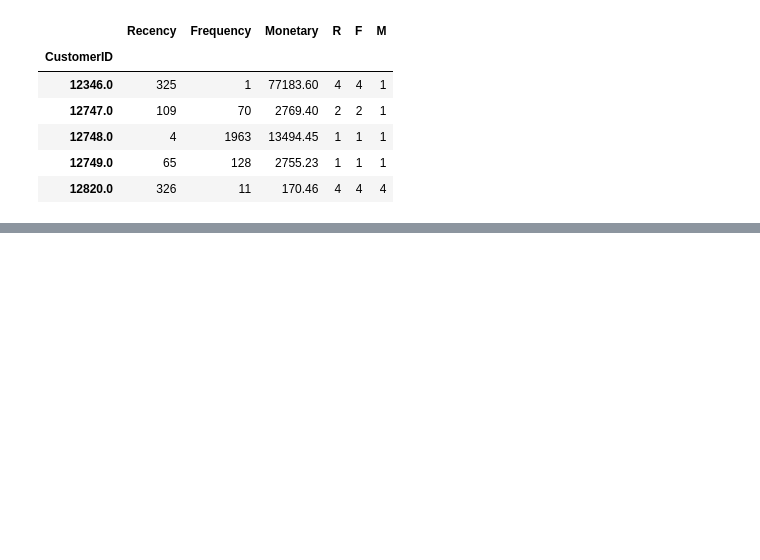
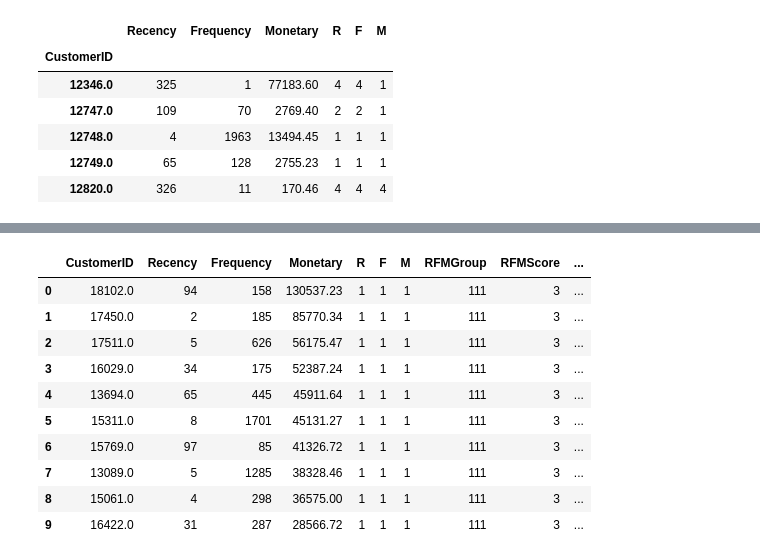
Before and after one commit to shilpi8504/FRM-Analysis, a Jupyter notebook: FRM_Analysis.ipynb, the cells around one changed output, grey strips where cells are left out. Cells and saved outputs as stored; diff of their text form; code cells hidden in the pictures; blank space fills up the shorter version.

```diff
--- a/FRM_Analysis.ipynb
+++ b/FRM_Analysis.ipynb
@@ -261,3 +261,10 @@ RFMScores.head()
 | 12748.0 | 4 | 1963 | 13494.45 | 1 | 1 | 1 |
 | 12749.0 | 65 | 128 | 2755.23 | 1 | 1 | 1 |
 | 12820.0 | 326 | 11 | 170.46 | 4 | 4 | 4 |
+# %%
+#Calculate and Add RFMGroup value column showing combined concatenated score of RFM
+RFMScores['RFMGroup'] = RFMScores.R.map(str) + RFMScores.F.map(str) + RFMScores.M.map(str)
+
+#Calculate and Add RFMScore value column showing total sum of RFMGroup values
+RFMScores['RFMScore'] = RFMScores[['R', 'F', 'M']].sum(axis = 1)
+RFMScores.head()
@@ -263,0 +279,6 @@ RFMScores.head()
+# %%
+#Assign Loyalty Level to each customer
+Loyalty_Level = ['Platinum', 'Gold', 'Silver', 'Bronze']
+Score_cuts = pd.qcut(RFMScores.RFMScore, q = 4, labels = Loyalty_Level)
+RFMScores['RFM_Loyalty_Level'] = Score_cuts.values
+RFMScores.reset_index().head()
@@ -263,0 +292,15 @@ RFMScores.head()
+# %%
+#Validate the data for RFMGroup = 111
+RFMScores[RFMScores['RFMGroup']=='111'].sort_values('Monetary', ascending=False).reset_index().head(10)
+# %% [output]
+|  | CustomerID | Recency | Frequency | Monetary | R | F | M | RFMGroup | RFMScore | ... |
+| 0 | 18102.0 | 94 | 158 | 130537.23 | 1 | 1 | 1 | 111 | 3 | ... |
+| 1 | 17450.0 | 2 | 185 | 85770.34 | 1 | 1 | 1 | 111 | 3 | ... |
+| 2 | 17511.0 | 5 | 626 | 56175.47 | 1 | 1 | 1 | 111 | 3 | ... |
+| 3 | 16029.0 | 34 | 175 | 52387.24 | 1 | 1 | 1 | 111 | 3 | ... |
+| 4 | 13694.0 | 65 | 445 | 45911.64 | 1 | 1 | 1 | 111 | 3 | ... |
+| 5 | 15311.0 | 8 | 1701 | 45131.27 | 1 | 1 | 1 | 111 | 3 | ... |
+| 6 | 15769.0 | 97 | 85 | 41326.72 | 1 | 1 | 1 | 111 | 3 | ... |
+| 7 | 13089.0 | 5 | 1285 | 38328.46 | 1 | 1 | 1 | 111 | 3 | ... |
+| 8 | 15061.0 | 4 | 298 | 36575.00 | 1 | 1 | 1 | 111 | 3 | ... |
+| 9 | 16422.0 | 31 | 287 | 28566.72 | 1 | 1 | 1 | 111 | 3 | ... |
```
Also changed, not shown: parts of 2 cells of this notebook.
